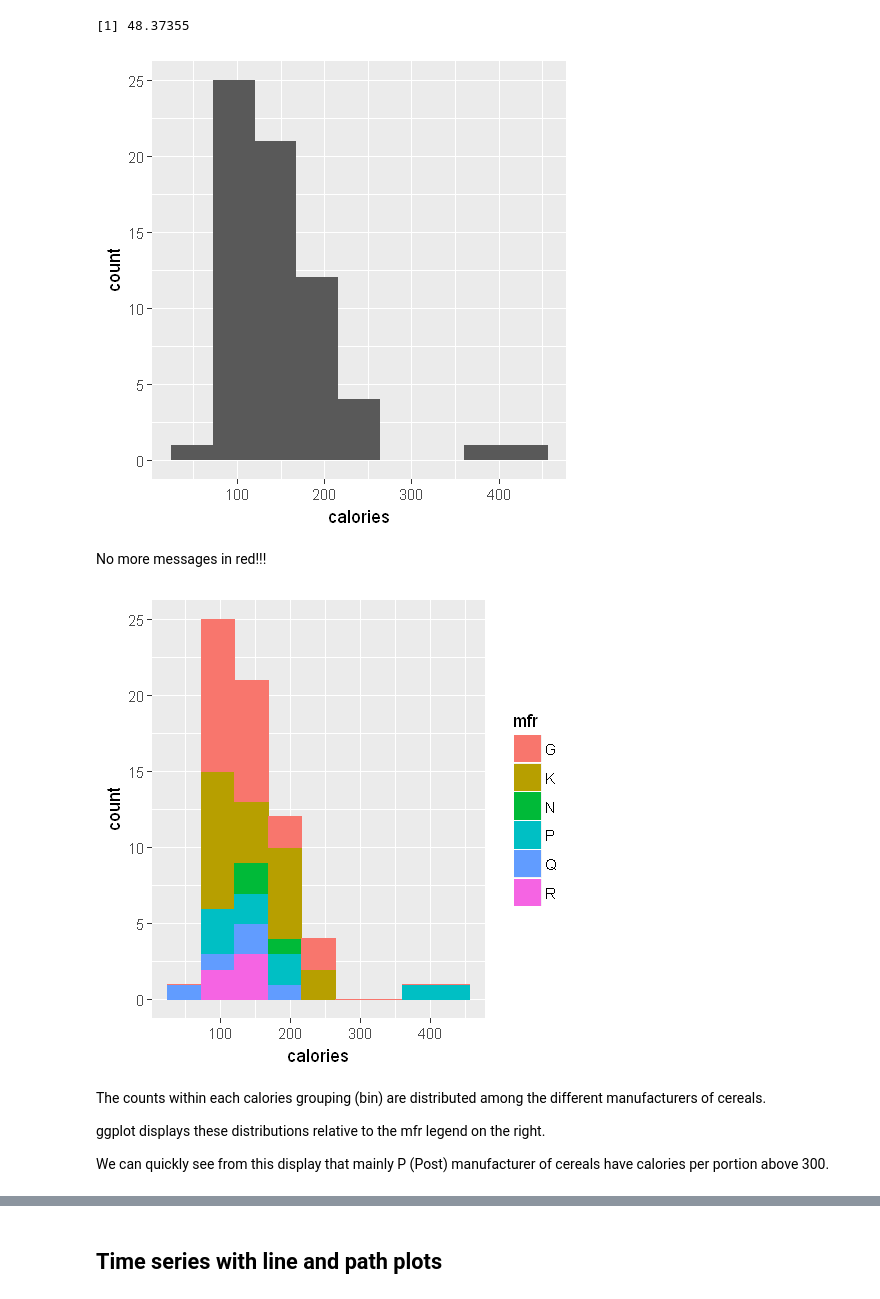
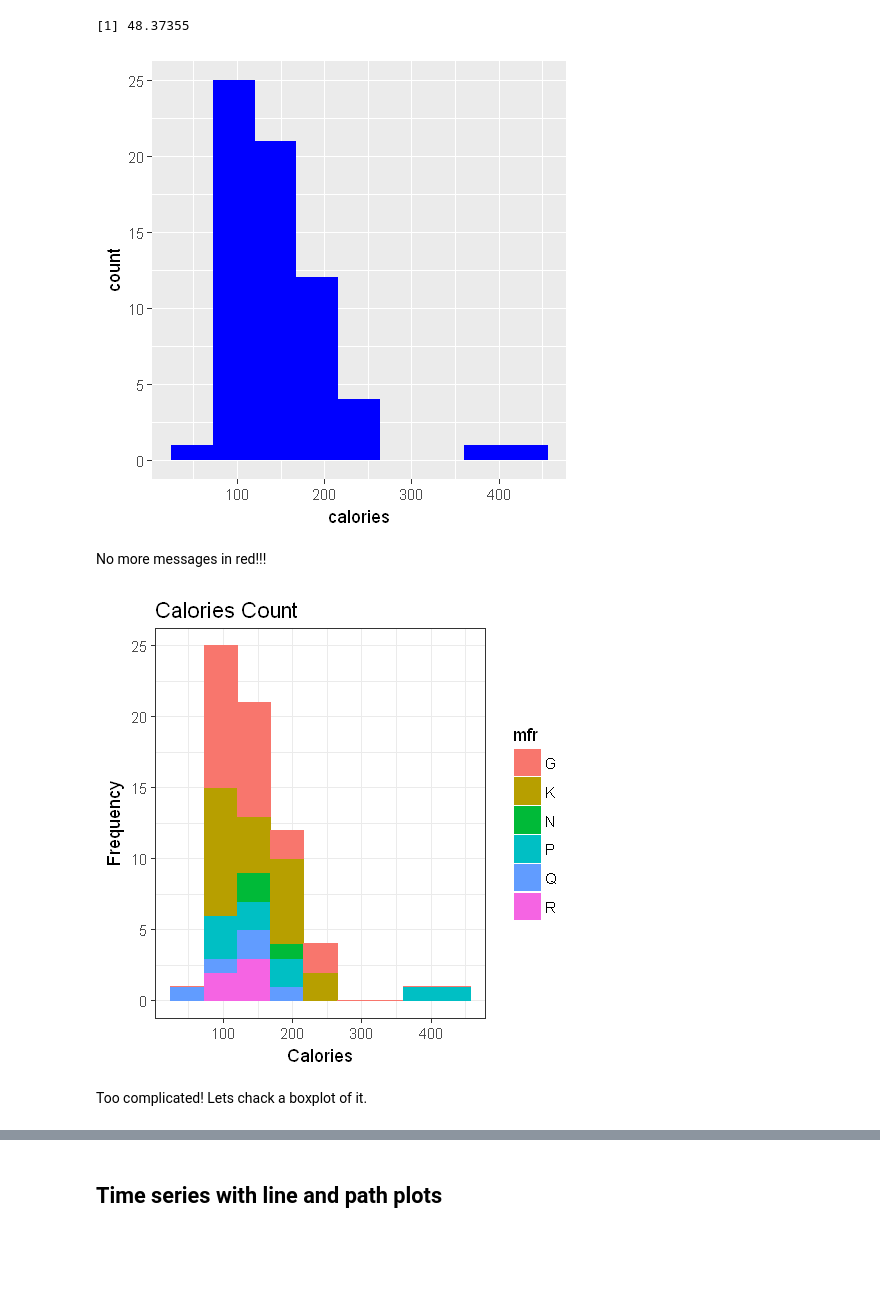
Before and after one commit to lizamc/ggplot2_workshop, a Jupyter notebook: ggplot2.ipynb, the cells around one changed output, grey strips where cells are left out. Saved outputs shown, nothing was run; the diff lists cells and outputs as text; code cells hidden in the pictures; blank space fills up the shorter version.

```diff
--- a/ggplot2.ipynb
+++ b/ggplot2.ipynb
@@ -436,18 +220,16 @@ correct_bin_width
 # %% [output]
 [1] 48.37355
 # %%
-g + geom_histogram(binwidth = 48)
+g + geom_histogram(binwidth = 48, aes(fill=I("blue")))
 # %% [output]
-[figure, old version]
+[figure, new version]
 # %% [markdown]
 No more messages in red!!!
 # %%
-g + geom_histogram(binwidth = 48, aes(color=mfr, fill=mfr))
+g + geom_histogram(binwidth = 48, aes(color=mfr, fill=mfr)) +
+    labs(title="Calories Count", x="Calories", y="Frequency") +
+    theme_bw()
 # %% [output]
-[figure, old version]
+[figure, new version]
-# %% [markdown]
-The counts within each calories grouping (bin) are distributed among the different manufacturers of cereals.
-
-ggplot displays these distributions relative to the mfr legend on the right.
-
-We can quickly see from this display that mainly P (Post) manufacturer of cereals have calories per portion above 300.
+# %% [markdown]
+Too complicated! Lets chack a boxplot of it.
```
Also changed, not shown: parts of 128 cells of this notebook.
